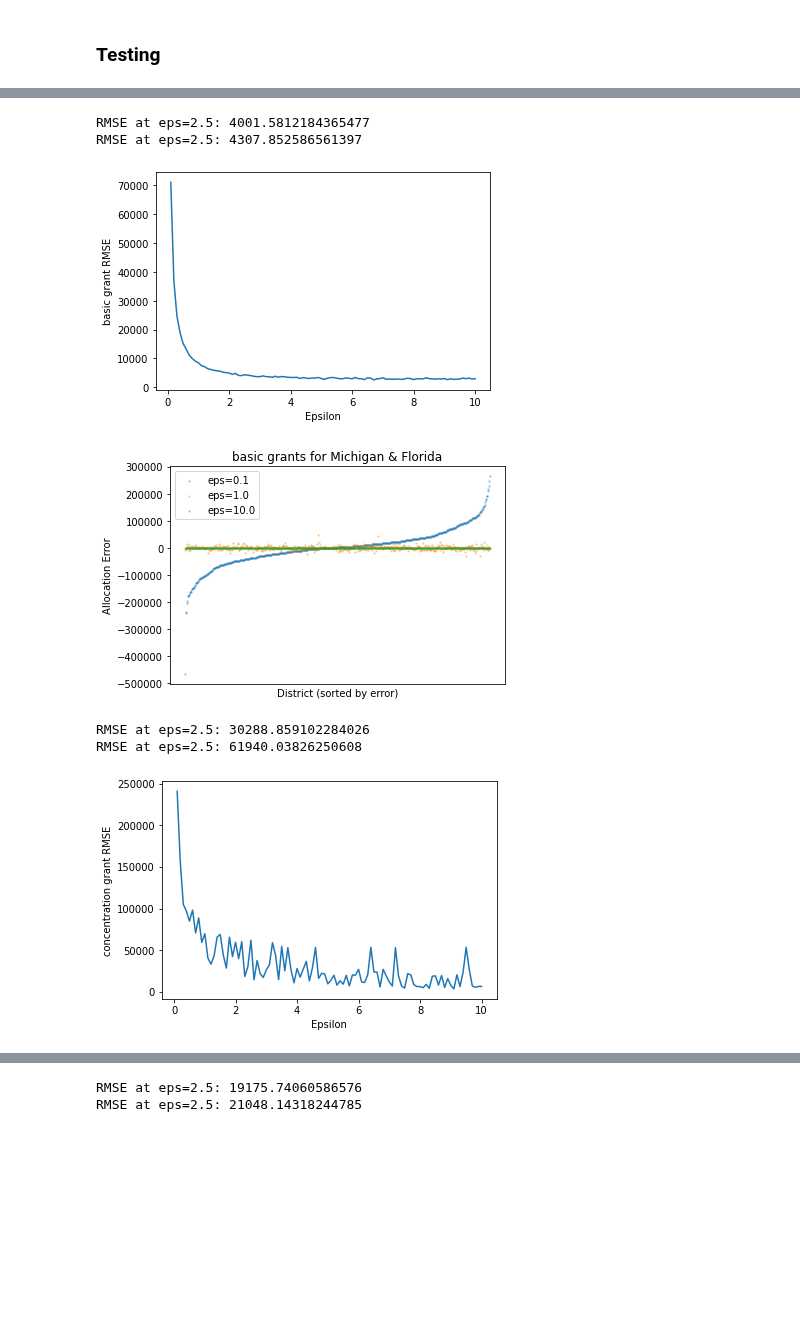
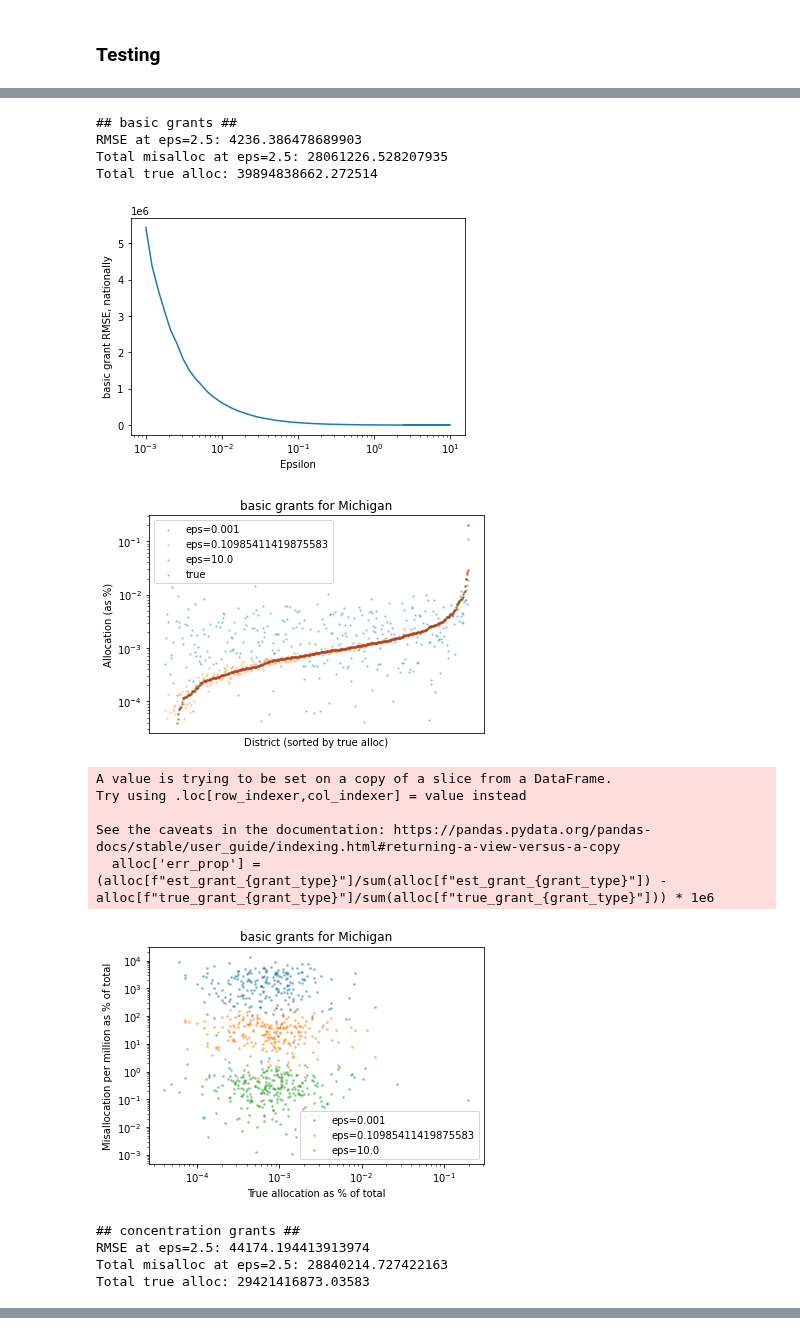
Before and after one commit to ryansteed/dp-policy, a Jupyter notebook: notebooks/titlei.ipynb, the cells around one changed output, grey strips where cells are left out. Cells and saved outputs as stored; diff of their text form; code cells hidden in the pictures; blank space fills up the shorter version.

Commit message:
:arrow_upper_right: better error plots

```diff
--- a/notebooks/titlei.ipynb
+++ b/notebooks/titlei.ipynb
@@ -225,7 +227,8 @@ class Laplace(Mechanism):
         children_total = saipe["Estimated Population 5-17"].apply(self.mechanism.randomise)
         children_poverty = saipe["Estimated number of relevant children 5 to 17 years old in poverty who are related to the householder"].apply(self.mechanism.randomise)
 
-        return pop_total, children_total, children_poverty
+        # no negative values, please
+        return np.clip(pop_total, 0, None), np.clip(children_total, 0, None), np.clip(children_poverty, 0, None)
 
 Laplace(saipe, 0.1, 0).poverty_estimates()
 # %% [output]
@@ -264,7 +267,7 @@ grants.describe()
 | max | 56.000000 | 8.336817e+06 | 1.193045e+06 | 259012.000000 | 8.336817e+06 | ... |
 # %%
 # rmse basic
-eps = np.linspace(0.1, 10, 100)
+eps = list(np.logspace(-3, 1)) + [2.5]
 allocations = []
 for e in eps:
     print(e, end=" ")
@@ -274,36 +277,64 @@ for e in eps:
 # %%
 for grant_type in ("basic", "concentration", "targeted"):
+    print(f"## {grant_type} grants ##")
     mse = []
     for alloc, e in zip(allocations, eps):
         error = alloc[f"true_grant_{grant_type}"]-alloc[f"est_grant_{grant_type}"]
         mse.append(np.sqrt(sum(error**2)/alloc.shape[0]))
-        if (e > 2.4 and e < 2.6):
+        if (e == 2.5):
             print("RMSE at eps=2.5:", np.sqrt(sum(error**2)/alloc.shape[0]))
+            print("Total misalloc at eps=2.5:", sum(abs(error)))
+            print("Total true alloc:", sum(alloc[f"true_grant_{grant_type}"]))
 
     plt.plot(eps, mse)
+    ax = plt.gca()
+    ax.set_xscale('log')
     plt.xlabel("Epsilon")
-    plt.ylabel(f"{grant_type} grant RMSE")
+    plt.ylabel(f"{grant_type} grant RMSE, nationally")
     plt.show()
 
-    for i in [0, 9, -1]:
+    for i in [0, 25, -2]:
         e = eps[i]
-        alloc = allocations[i]
-        alloc = alloc[(alloc["State Postal Code"] == "MI") | (alloc["State Postal Code"] == "FL")].sort_values(f"est_grant_{grant_type}")
-        alloc['err'] = alloc[f"true_grant_{grant_type}"]-alloc[f"est_grant_{grant_type}"]
-        alloc = alloc.sort_values('err')
-        plt.scatter(alloc.index.astype('str'), alloc.err, s=2, alpha=0.3, label=f"eps={e}")
+        alloc = allocations[i][allocations[i]["State Postal Code"] == "MI"]
+        alloc = alloc.sort_values(f"true_grant_{grant_type}")
+        plt.scatter(alloc.index.astype('str'), alloc[f"est_grant_{grant_type}"]/sum(alloc[f"est_grant_{grant_type}"]), s=2, alpha=0.3, label=f"eps={e}")
+    plt.scatter(alloc.index.astype('str'), alloc[f"true_grant_{grant_type}"]/sum(alloc[f"true_grant_{grant_type}"]), s=2, alpha=0.3, label="true")
     ax = plt.gca()
     ax.legend()
     ax.axes.xaxis.set_ticks([])
-    plt.xlabel("District (sorted by error)")
-    plt.ylabel("Allocation Error")
-    plt.title(f"{grant_type} grants for Michigan & Florida")
+    ax.set_yscale('log')
+    plt.xlabel("District (sorted by true alloc)")
+    plt.ylabel("Allocation (as %)")
+    plt.title(f"{grant_type} grants for Michigan")
     plt.show()
+
+    for i in [0, 25, -2]:
+        e = eps[i]
+        alloc = allocations[i][allocations[i]["State Postal Code"] == "MI"]
+        alloc['err_prop'] = (alloc[f"est_grant_{grant_type}"]/sum(alloc[f"est_grant_{grant_type}"]) - alloc[f"true_grant_{grant_type}"]/sum(alloc[f"true_grant_{grant_type}"])) * 1e6
+        plt.scatter(alloc[f"true_grant_{grant_type}"]/sum(alloc[f"true_grant_{grant_type}"]), alloc.err_prop, s=3, alpha=0.4, label=f"eps={e}")
+    ax = plt.gca()
+    ax.legend()
+    ax.set_xscale('log')
+    ax.set_yscale('log')
+    plt.xlabel("True allocation as % of total")
+    plt.ylabel("Misallocation per million as % of total")
+    plt.title(f"{grant_type} grants for Michigan")
+    plt.show()
 # %% [output]
-RMSE at eps=2.5: 4001.5812184365477
-RMSE at eps=2.5: 4307.852586561397
+## basic grants ##
+RMSE at eps=2.5: 4236.386478689903
+Total misalloc at eps=2.5: 28061226.528207935
+Total true alloc: 39894838662.272514
-[figure, old version]
+[figure, new version]
-[figure, old version]
+[figure, new version]
-RMSE at eps=2.5: 30288.859102284026
-RMSE at eps=2.5: 61940.03826250608
+A value is trying to be set on a copy of a slice from a DataFrame.
+Try using .loc[row_indexer,col_indexer] = value instead
+
+See the caveats in the documentation: https://pandas.pydata.org/pandas-docs/stable/user_guide/indexing.html#returning-a-view-versus-a-copy
+  alloc['err_prop'] = (alloc[f"est_grant_{grant_type}"]/sum(alloc[f"est_grant_{grant_type}"]) - alloc[f"true_grant_{grant_type}"]/sum(alloc[f"true_grant_{grant_type}"])) * 1e6
-[figure, old version]
+[figure, new version]
+## concentration grants ##
+RMSE at eps=2.5: 44174.194413913974
+Total misalloc at eps=2.5: 28840214.727422163
+Total true alloc: 29421416873.03583
@@ -311,2 +341,0 @@ RMSE at eps=2.5: 61940.03826250608
-RMSE at eps=2.5: 19175.74060586576
-RMSE at eps=2.5: 21048.14318244785
```
Also changed, not shown: parts of 7 cells of this notebook.
